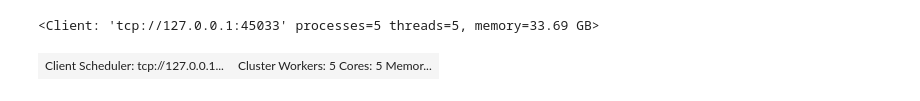
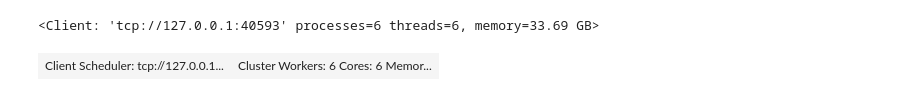
Before and after one commit to KampiotiSofia/svm, a Jupyter notebook: project/dask.ipynb, the cells around one changed output. Cells and saved outputs as stored; diff of their text form; code cells hidden in the pictures.

```diff
--- a/project/dask.ipynb
+++ b/project/dask.ipynb
@@ -1,10 +1,10 @@
 # %%
 from client import start_client
 import matplotlib.pyplot as plt
 import numpy as np
 
-client,w=start_client(5)
+client,w=start_client(6)
 client
 # %% [output]
-<Client: 'tcp://127.0.0.1:45033' processes=5 threads=5, memory=33.69 GB>
+<Client: 'tcp://127.0.0.1:40593' processes=6 threads=6, memory=33.69 GB>
-| Client Scheduler: tcp://127.0.0.1... | Cluster Workers: 5 Cores: 5 Memor... |
+| Client Scheduler: tcp://127.0.0.1... | Cluster Workers: 6 Cores: 6 Memor... |
```
Also changed, not shown: parts of 5 cells of this notebook, 3 other files.
